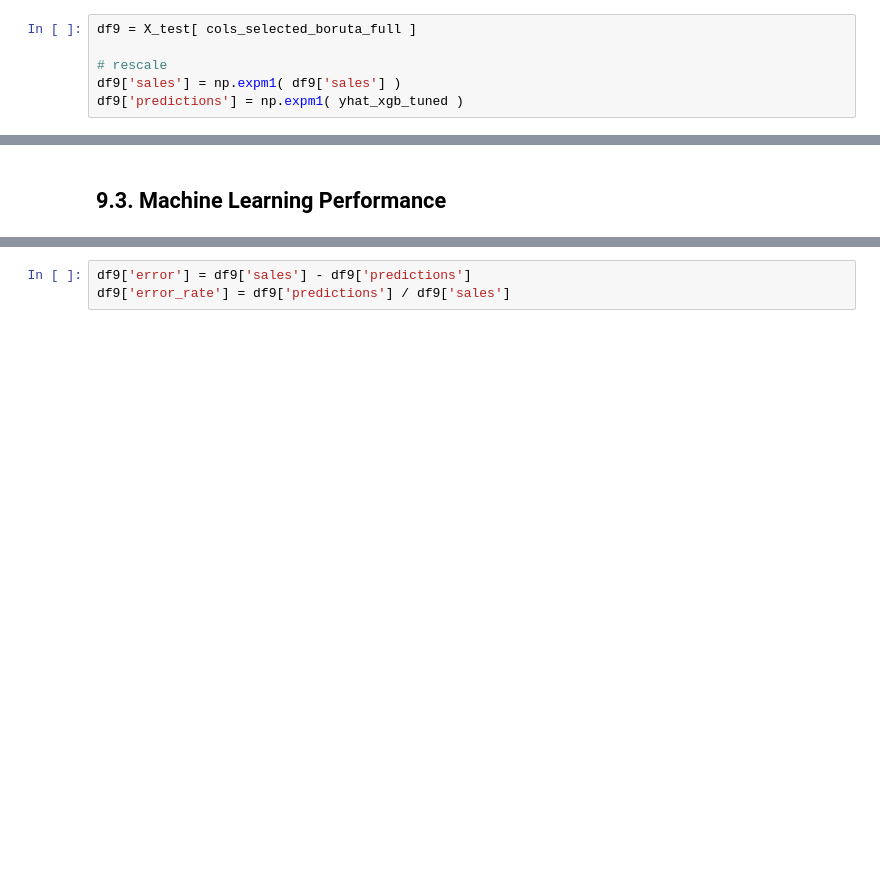
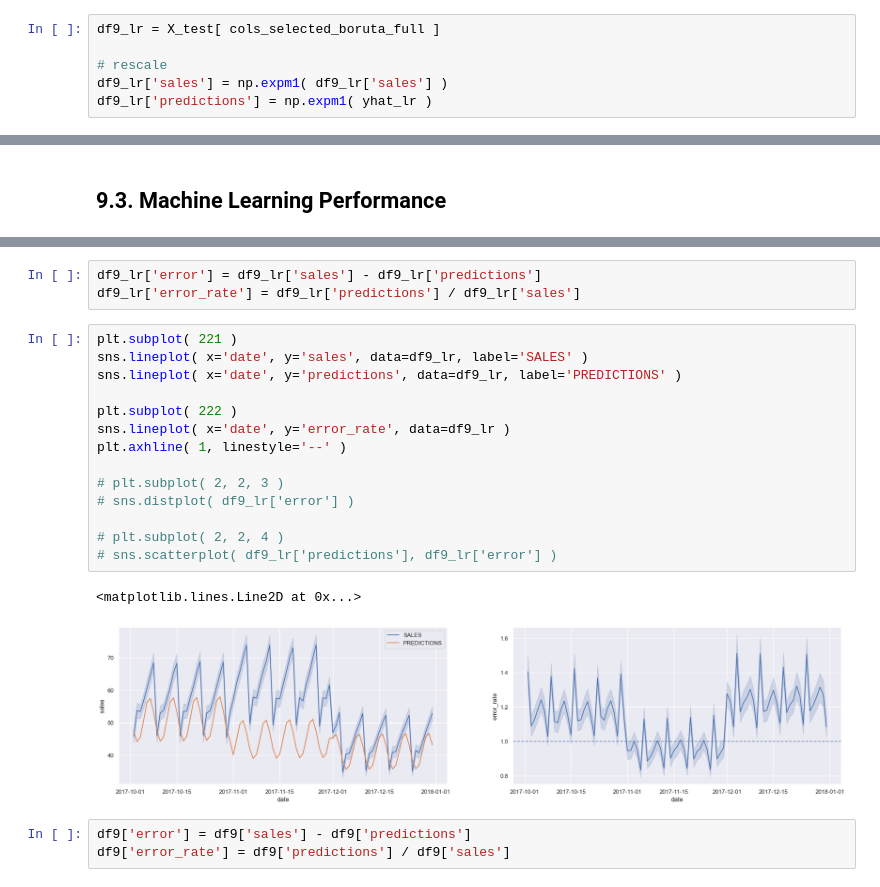
Before and after one commit to huyen2510/Store_Item_Demand, a Jupyter notebook: Store_Item_Demand.ipynb, the cells around one changed output, grey strips where cells are left out. Saved outputs shown, nothing was run; the diff lists cells and outputs as text; blank space fills up the shorter version.

```diff
--- a/Store_Item_Demand.ipynb
+++ b/Store_Item_Demand.ipynb
@@ -939,9 +1032,9 @@ mpe
 # %%
-df9 = X_test[ cols_selected_boruta_full ]
+df9_lr = X_test[ cols_selected_boruta_full ]
 
 # rescale
-df9['sales'] = np.expm1( df9['sales'] )
-df9['predictions'] = np.expm1( yhat_xgb_tuned )
+df9_lr['sales'] = np.expm1( df9_lr['sales'] )
+df9_lr['predictions'] = np.expm1( yhat_lr )
 # %% [markdown]
 ## 9.1 Business Performance
 # %%
@@ -1051,3 +1212,23 @@ df96
+# %%
+df9_lr['error'] = df9_lr['sales'] - df9_lr['predictions']
+df9_lr['error_rate'] = df9_lr['predictions'] / df9_lr['sales']
+# %%
+plt.subplot( 221 )
+sns.lineplot( x='date', y='sales', data=df9_lr, label='SALES' )
+sns.lineplot( x='date', y='predictions', data=df9_lr, label='PREDICTIONS' )
+
+plt.subplot( 222 )
+sns.lineplot( x='date', y='error_rate', data=df9_lr )
+plt.axhline( 1, linestyle='--' )
+
+# plt.subplot( 2, 2, 3 )
+# sns.distplot( df9_lr['error'] )
+
+# plt.subplot( 2, 2, 4 )
+# sns.scatterplot( df9_lr['predictions'], df9_lr['error'] )
+# %% [output]
+<matplotlib.lines.Line2D at 0x...>
+[figure, added]
 # %%
 df9['error'] = df9['sales'] - df9['predictions']
 df9['error_rate'] = df9['predictions'] / df9['sales']
```
Also changed, not shown: parts of 36 cells of this notebook, 34 other files.
